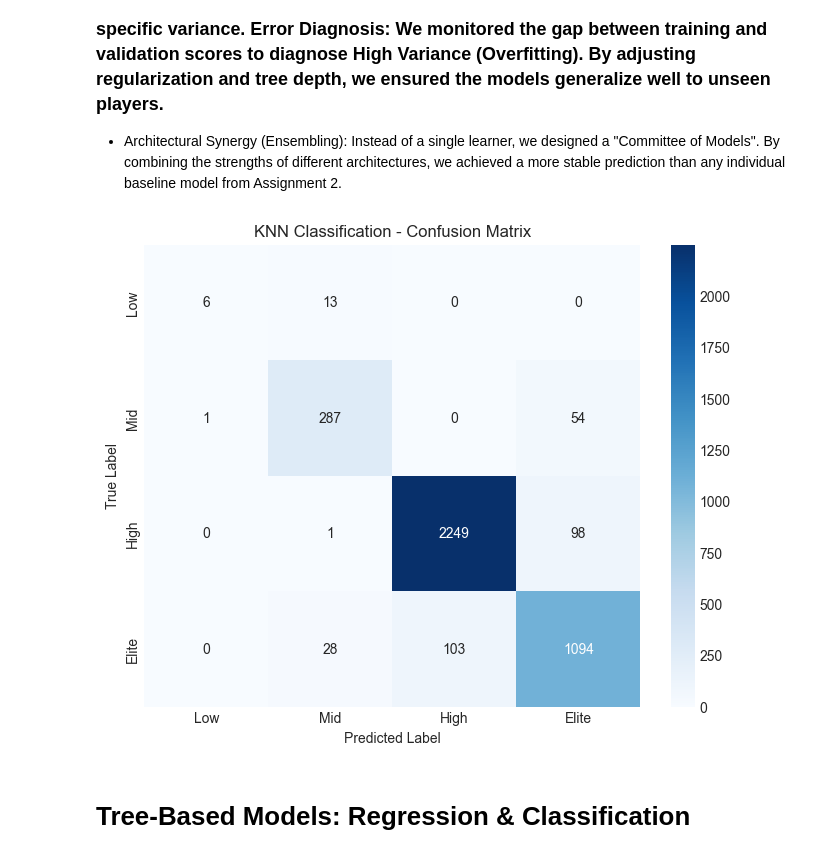
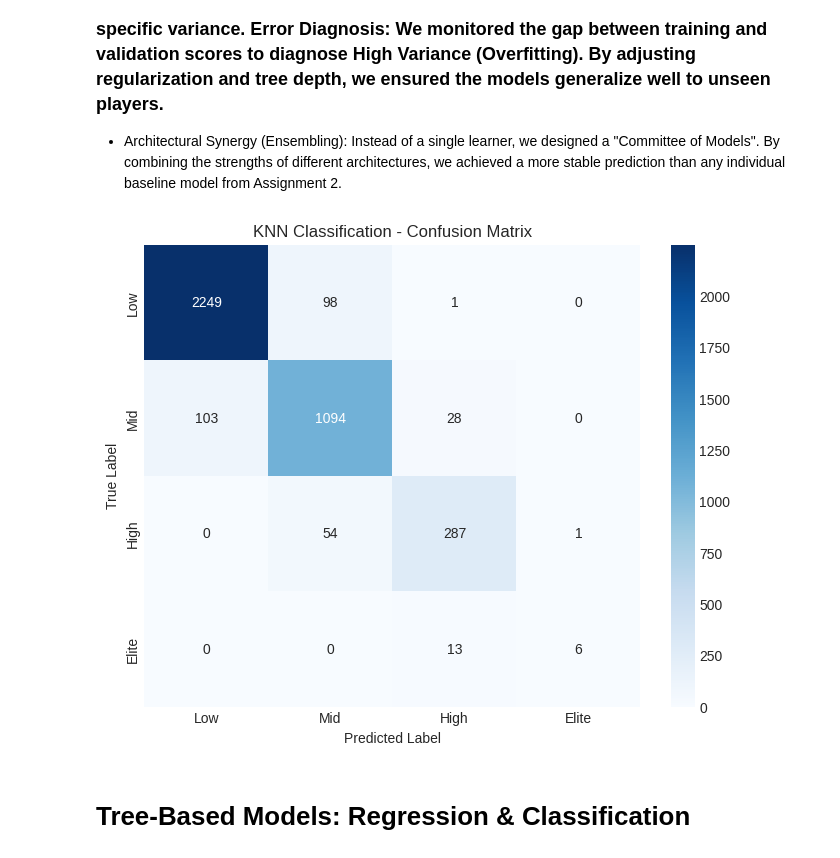
Before and after one commit to youssef28m/fifa-performance-analysis, a Jupyter notebook: main.ipynb, the cells around one changed output. Cells and saved outputs as stored; diff of their text form; code cells hidden in the pictures.

```diff
--- a/main.ipynb
+++ b/main.ipynb
@@ -1918,24 +1918,24 @@ weighted avg       0.92      0.92      0.92      3934
 # %%
 # ==========================================
 # KNN Classification - Confusion Matrix
 # ==========================================
 from sklearn.metrics import confusion_matrix
 import matplotlib.pyplot as plt
 import seaborn as sns
 
 # Calculate Confusion Matrix
-cm = confusion_matrix(y_test_clf, y_pred_clf)
+cm = confusion_matrix(y_test_clf, y_pred_clf, labels=tier_order)
 
 # Plot Heatmap
 plt.figure(figsize=(8, 6))
 sns.heatmap(cm, annot=True, fmt='d', cmap='Blues',  xticklabels=tier_order,  yticklabels=tier_order)
 
 plt.title('KNN Classification - Confusion Matrix')
 plt.xlabel('Predicted Label')
 plt.ylabel('True Label')
 plt.show()
 # %% [output]
-[figure, old version]
+[figure, new version]
 # %% [markdown]
 # Tree-Based Models: Regression & Classification
 # %%
```
Also changed, not shown: parts of 17 cells of this notebook, 1 other file.
